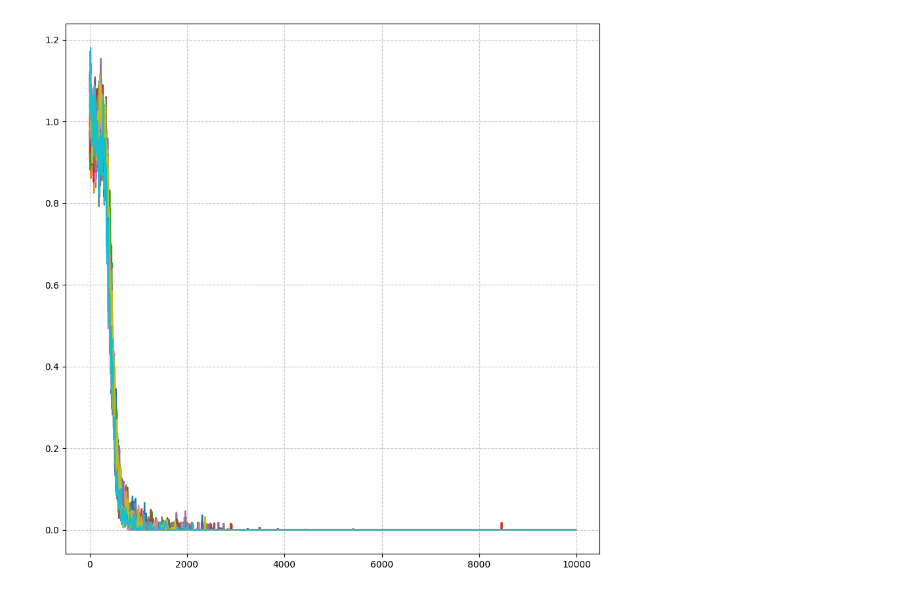
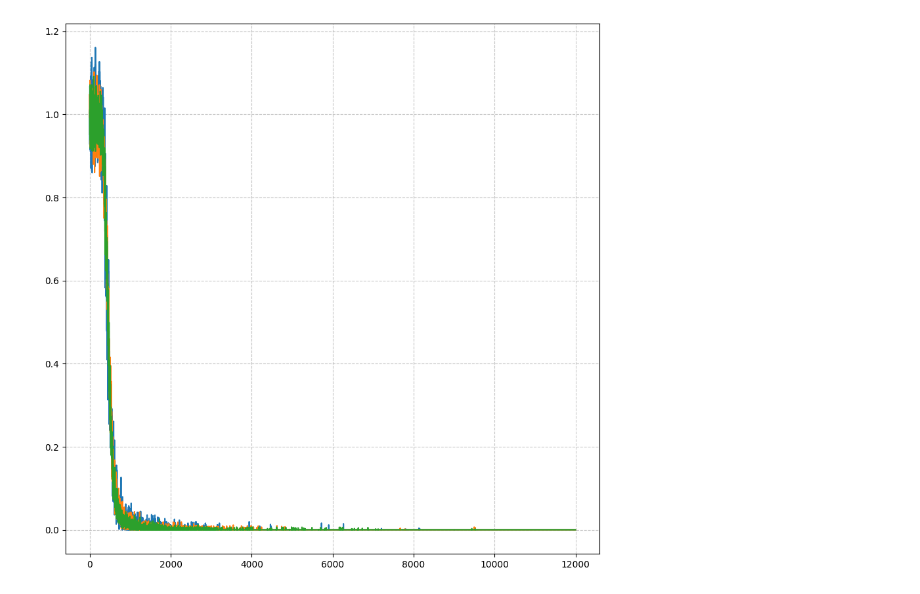
Before and after one commit to akhimoche/coop-form-marl, a Jupyter notebook: graph_test.ipynb, the cells around one changed output. Cells and saved outputs as stored; diff of their text form; code cells hidden in the pictures.

```diff
--- a/graph_test.ipynb
+++ b/graph_test.ipynb
@@ -52,15 +65,26 @@ plt.grid(True, linestyle='--', alpha=0.7)
 # %%
-actions_1 = np.load(f'data/base_comm/n{n}t{t}_actions.npy')
+actions_1 = np.load(f'data/base_comm/n{n1}t{t1}_actions.npy')
+actions_2 = np.load(f'data/base_comm/n{n2}t{t2}_actions.npy')
+actions_3 = np.load(f'data/base_comm/n{n3}t{t3}_actions.npy')
 
-for j in range(n):
-    col  = np.mean(actions_1[:,:,j],axis=0)
-    plt.plot(moving_average(col, 21))
+average_actions1 = np.mean(actions_1, axis=0)
+average_action1 = np.mean(average_actions1, axis=1)
+plt.plot(average_action1)
+
+average_actions2 = np.mean(actions_2, axis=0)
+average_action2 = np.mean(average_actions2, axis=1)
+plt.plot(average_action2)
+
+average_actions3 = np.mean(actions_3, axis=0)
+average_action3 = np.mean(average_actions3, axis=1)
+plt.plot(average_action3)
+
 
 fig = plt.gcf()
 fig.set_size_inches(10.5, 10.5)
 plt.grid(True, linestyle='--', alpha=0.7)
 # %% [output]
-[figure, old version]
+[figure, new version]
 # %%
 struct_1 = np.load(f'data/base_comm/n{n}t{t}_cstruct.npy')
 
```
Also changed, not shown: parts of 2 cells of this notebook, 1 other file.
